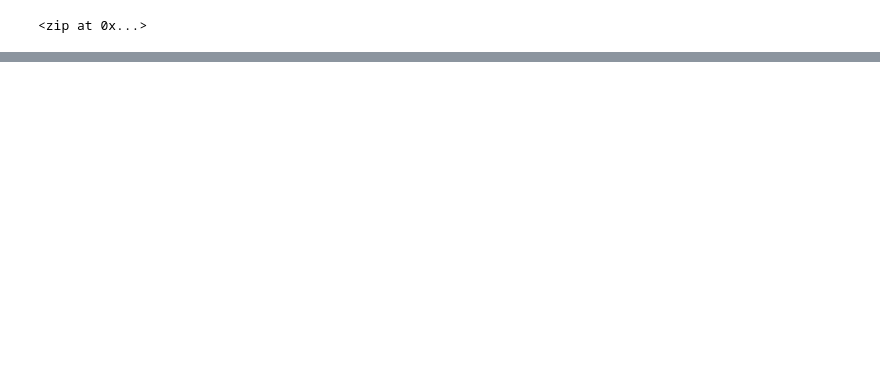
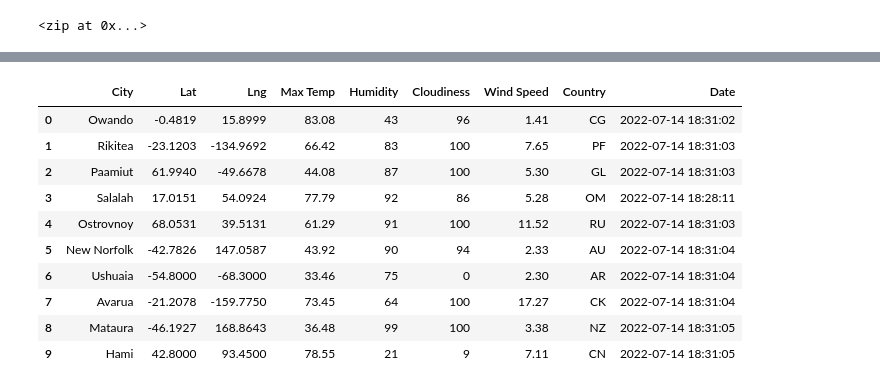
Before and after one commit to mikayla-sova/world_weather_analysis, a Jupyter notebook: WeatherPy.ipynb, the cells around one changed output, grey strips where cells are left out. Saved outputs shown, nothing was run; the diff lists cells and outputs as text; code cells hidden in the pictures; blank space fills up the shorter version.

```diff
--- a/WeatherPy.ipynb
+++ b/WeatherPy.ipynb
@@ -55,0 +62,3 @@ len(cities)
+# %%
+# Starting URL for Weather Map API Call.
+url = "http://api.openweathermap.org/data/2.5/weather?units=Imperial&APPID=" + weather_api_key
@@ -55,0 +151,16 @@ len(cities)
+# %%
+# Convert the array of dictionaries to a Pandas DataFrame.
+city_data_df = pd.DataFrame(city_data)
+city_data_df.head(10)
+# %% [output]
+|  | City | Lat | Lng | Max Temp | Humidity | Cloudiness | Wind Speed | Country | Date |
+| 0 | Owando | -0.4819 | 15.8999 | 83.08 | 43 | 96 | 1.41 | CG | 2022-07-14 18:31:02 |
+| 1 | Rikitea | -23.1203 | -134.9692 | 66.42 | 83 | 100 | 7.65 | PF | 2022-07-14 18:31:03 |
+| 2 | Paamiut | 61.9940 | -49.6678 | 44.08 | 87 | 100 | 5.30 | GL | 2022-07-14 18:31:03 |
+| 3 | Salalah | 17.0151 | 54.0924 | 77.79 | 92 | 86 | 5.28 | OM | 2022-07-14 18:28:11 |
+| 4 | Ostrovnoy | 68.0531 | 39.5131 | 61.29 | 91 | 100 | 11.52 | RU | 2022-07-14 18:31:03 |
+| 5 | New Norfolk | -42.7826 | 147.0587 | 43.92 | 90 | 94 | 2.33 | AU | 2022-07-14 18:31:04 |
+| 6 | Ushuaia | -54.8000 | -68.3000 | 33.46 | 75 | 0 | 2.30 | AR | 2022-07-14 18:31:04 |
+| 7 | Avarua | -21.2078 | -159.7750 | 73.45 | 64 | 100 | 17.27 | CK | 2022-07-14 18:31:04 |
+| 8 | Mataura | -46.1927 | 168.8643 | 36.48 | 99 | 100 | 3.38 | NZ | 2022-07-14 18:31:05 |
+| 9 | Hami | 42.8000 | 93.4500 | 78.55 | 21 | 9 | 7.11 | CN | 2022-07-14 18:31:05 |
```
Also changed, not shown: parts of 7 cells of this notebook, 2 other files.
